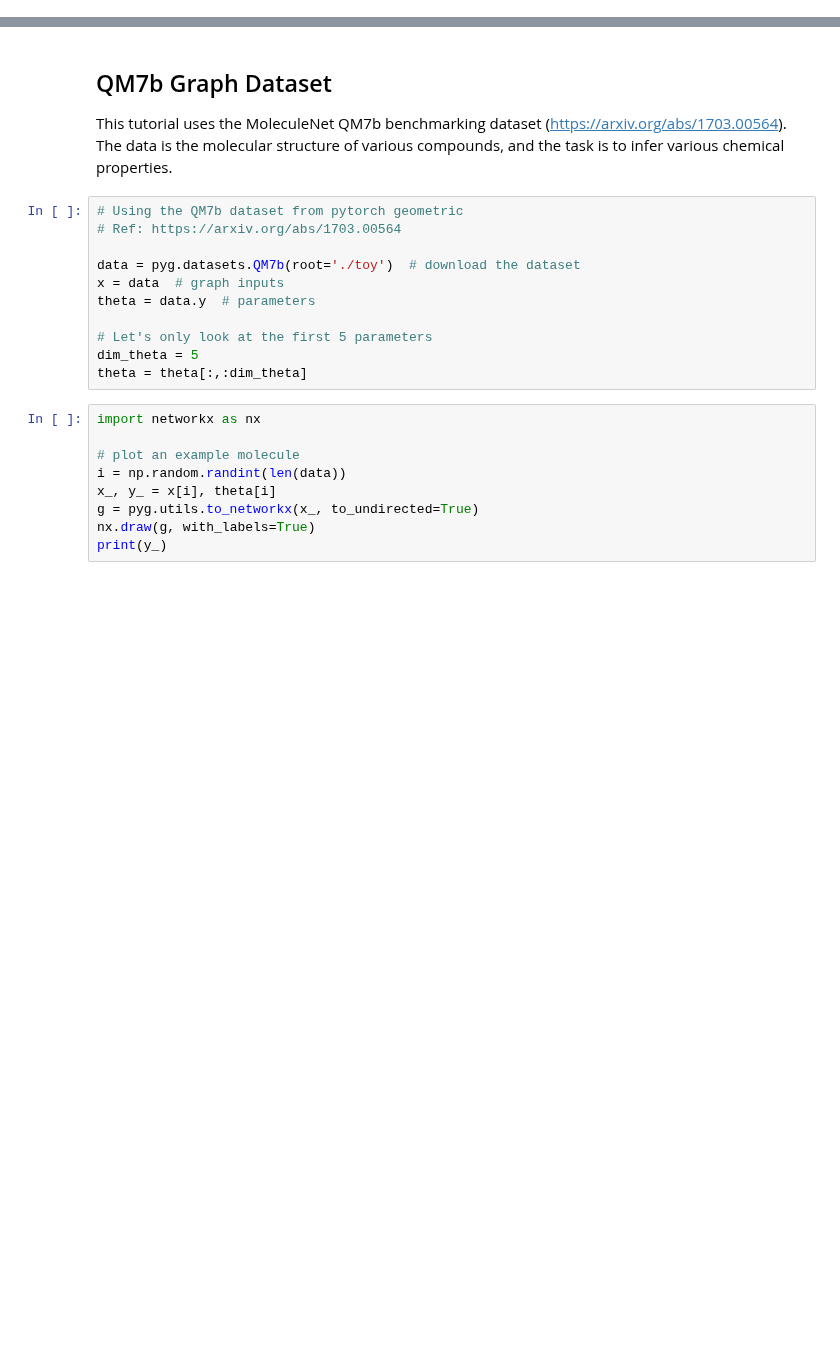
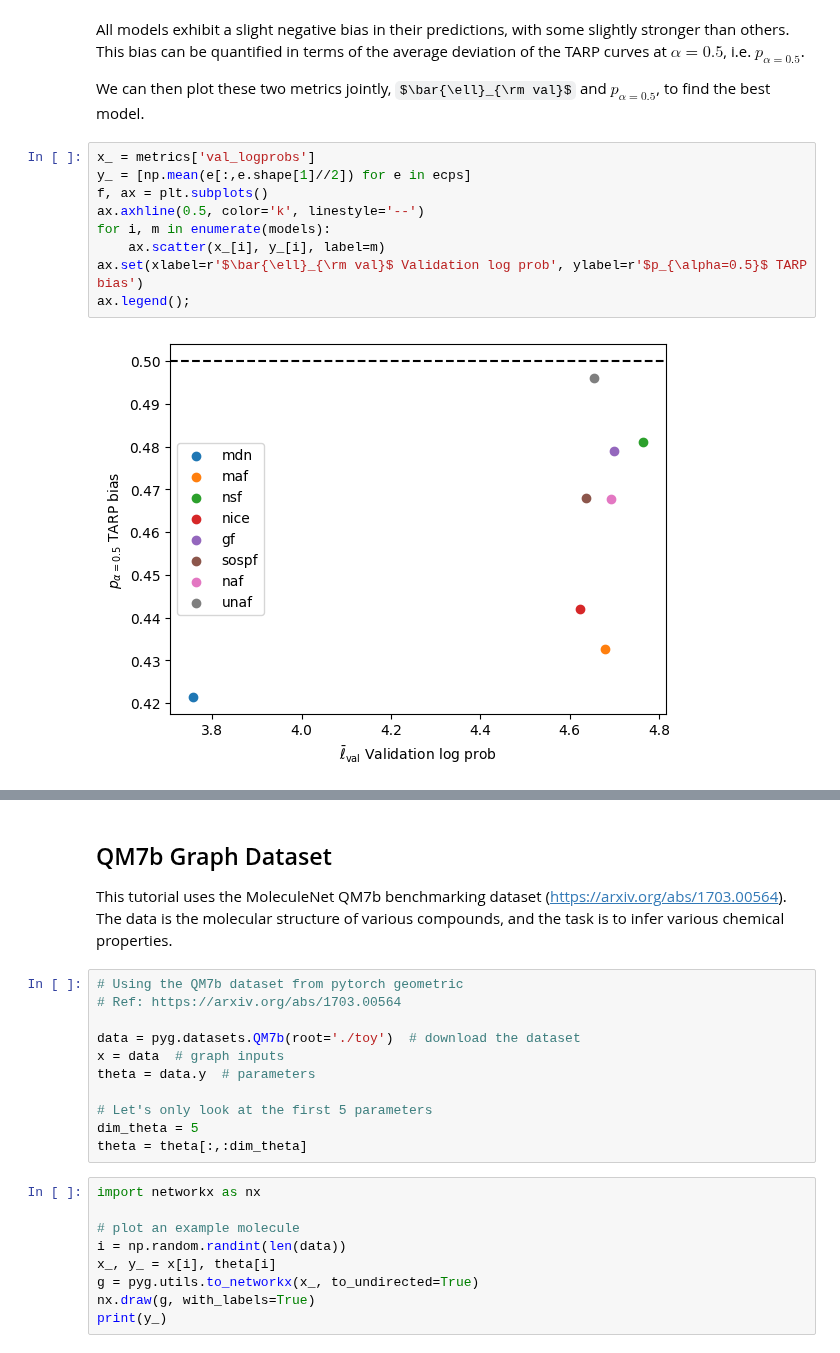
Before and after one commit to maho3/ltu-ili, a Jupyter notebook: notebooks/lampe.ipynb, the cells around one changed output, grey strips where cells are left out. Saved outputs shown, nothing was run; the diff lists cells and outputs as text; some formulas as TeX source; blank space fills up the shorter version.

```diff
--- a/notebooks/lampe.ipynb
+++ b/notebooks/lampe.ipynb
@@ -28,0 +231,15 @@ Device: cuda
+# %% [markdown]
+All models exhibit a slight negative bias in their predictions, with some slightly stronger than others. This bias can be quantified in terms of the average deviation of the TARP curves at $\alpha=0.5$, i.e. $p_{\alpha=0.5}$.
+
+We can then plot these two metrics jointly, $\bar{\ell}_{\rm val}$ and $p_{\alpha=0.5}$, to find the best model.
+# %%
+x_ = metrics['val_logprobs']
+y_ = [np.mean(e[:,e.shape[1]//2]) for e in ecps]
+f, ax = plt.subplots()
+ax.axhline(0.5, color='k', linestyle='--')
+for i, m in enumerate(models):
+    ax.scatter(x_[i], y_[i], label=m)
+ax.set(xlabel=r'$\bar{\ell}_{\rm val}$ Validation log prob', ylabel=r'$p_{\alpha=0.5}$ TARP bias')
+ax.legend();
+# %% [output]
+[figure, added]
```
Also changed, not shown: parts of 17 cells of this notebook, 8 other files.
